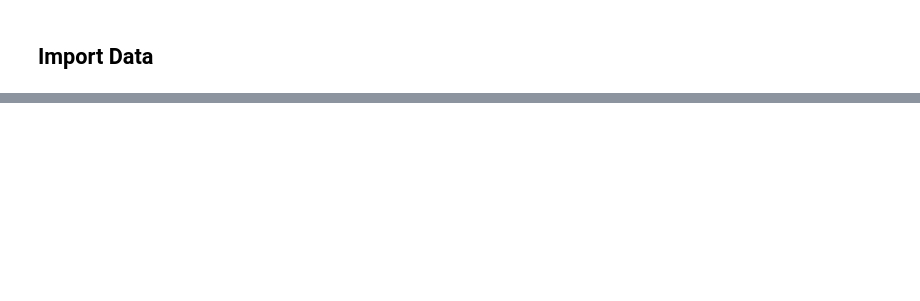
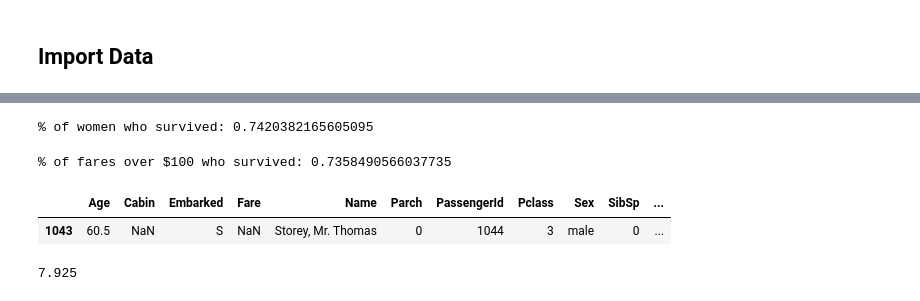
Before and after one commit to RyanJTalbot/bookcamp, a Jupyter notebook: my-ML-cheatsheet/Classification/Classification.ipynb, the cells around one changed output, grey strips where cells are left out. Saved outputs shown, nothing was run; the diff lists cells and outputs as text; code cells hidden in the pictures; blank space fills up the shorter version.

```diff
--- a/my-ML-cheatsheet/Classification/Classification.ipynb
+++ b/my-ML-cheatsheet/Classification/Classification.ipynb
@@ -32,0 +42,2 @@ sys.path
+# %%
+test = pd.read_csv('./test.csv')
@@ -32,0 +54,6 @@ sys.path
+# %%
+def concat_df(train, test):
+    return pd.concat([train, test], sort=True).reset_index(drop=True)
+# %%
+df_all = concat_df(train, test)
+dfs = [train, test]
@@ -32,0 +162,31 @@ sys.path
+# %%
+women = train.loc[train.Sex == 1]["Survived"]
+rate_women = sum(women)/len(women)
+
+print("% of women who survived:", rate_women)
+# %% [output]
+% of women who survived: 0.7420382165605095
+# %%
+fares = train.loc[train.Fare > 100]["Survived"]
+rate_fares = sum(fares)/len(fares)
+
+print("% of fares over $100 who survived:", rate_fares)
+# %% [output]
+% of fares over $100 who survived: 0.7358490566037735
+# %%
+df_all.loc[df_all['Fare'].isnull()]
+# %% [output]
+|  | Age | Cabin | Embarked | Fare | Name | Parch | PassengerId | Pclass | Sex | SibSp | ... |
+| 1043 | 60.5 | NaN | S | NaN | Storey, Mr. Thomas | 0 | 1044 | 3 | male | 0 | ... |
+# %%
+# mr_thomas = df_all.loc[(
+#     df_all['Pclass'] == 3) & (
+#     df_all['SibSp'] == 0) & (
+#     df_all['Embarked'] == 'S')]['Fare'].median()
+
+thomas=7.925
+
+print(thomas)
+df_all.loc[df_all['Fare'].isnull(), 'Fare'] = thomas
+# %% [output]
+7.925
```
Also changed, not shown: parts of 28 cells of this notebook, 1 other file.
